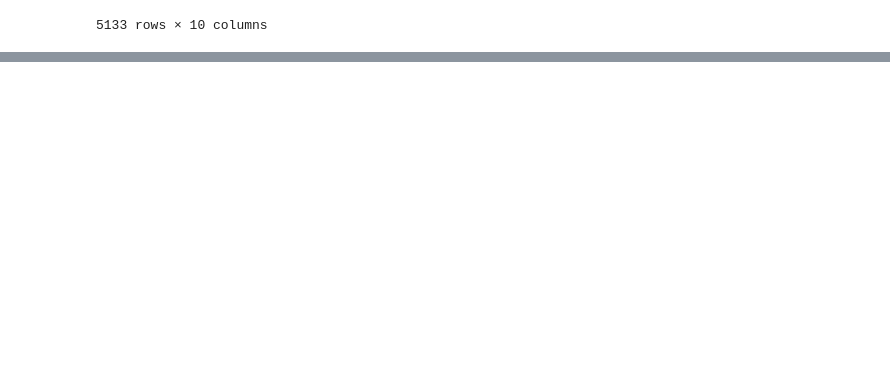
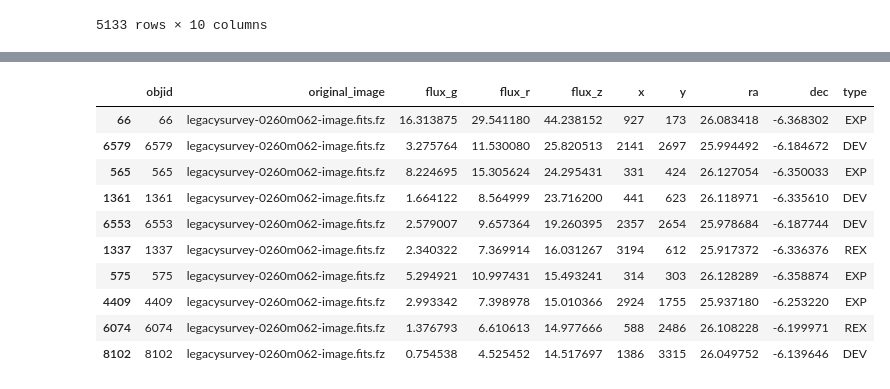
Before and after one commit to Verlon-Etsebeth/Codes, a Jupyter notebook: Test utils and remove PSF's and limit the number of objects (brightest 500).ipynb, the cells around one changed output, grey strips where cells are left out. Cells and saved outputs as stored; diff of their text form; code cells hidden in the pictures; blank space fills up the shorter version.

```diff
--- a/Test utils and remove PSF's and limit the number of objects (brightest 500).ipynb
+++ b/Test utils and remove PSF's and limit the number of objects (brightest 500).ipynb
@@ -176,0 +187,14 @@ test_catalogue_0260m062_500.to_csv ('/home/verlon/Desktop/Astronomaly/Data/test_
+# %%
+undetected.sort_values('flux_z', ascending=False)[0:10]
+# %% [output]
+|  | objid | original_image | flux_g | flux_r | flux_z | x | y | ra | dec | type |
+| 66 | 66 | legacysurvey-0260m062-image.fits.fz | 16.313875 | 29.541180 | 44.238152 | 927 | 173 | 26.083418 | -6.368302 | EXP |
+| 6579 | 6579 | legacysurvey-0260m062-image.fits.fz | 3.275764 | 11.530080 | 25.820513 | 2141 | 2697 | 25.994492 | -6.184672 | DEV |
+| 565 | 565 | legacysurvey-0260m062-image.fits.fz | 8.224695 | 15.305624 | 24.295431 | 331 | 424 | 26.127054 | -6.350033 | EXP |
+| 1361 | 1361 | legacysurvey-0260m062-image.fits.fz | 1.664122 | 8.564999 | 23.716200 | 441 | 623 | 26.118971 | -6.335610 | DEV |
+| 6553 | 6553 | legacysurvey-0260m062-image.fits.fz | 2.579007 | 9.657364 | 19.260395 | 2357 | 2654 | 25.978684 | -6.187744 | DEV |
+| 1337 | 1337 | legacysurvey-0260m062-image.fits.fz | 2.340322 | 7.369914 | 16.031267 | 3194 | 612 | 25.917372 | -6.336376 | REX |
+| 575 | 575 | legacysurvey-0260m062-image.fits.fz | 5.294921 | 10.997431 | 15.493241 | 314 | 303 | 26.128289 | -6.358874 | EXP |
+| 4409 | 4409 | legacysurvey-0260m062-image.fits.fz | 2.993342 | 7.398978 | 15.010366 | 2924 | 1755 | 25.937180 | -6.253220 | EXP |
+| 6074 | 6074 | legacysurvey-0260m062-image.fits.fz | 1.376793 | 6.610613 | 14.977666 | 588 | 2486 | 26.108228 | -6.199971 | REX |
+| 8102 | 8102 | legacysurvey-0260m062-image.fits.fz | 0.754538 | 4.525452 | 14.517697 | 1386 | 3315 | 26.049752 | -6.139646 | DEV |
```
Also changed, not shown: parts of 12 cells of this notebook, 2 other files.
